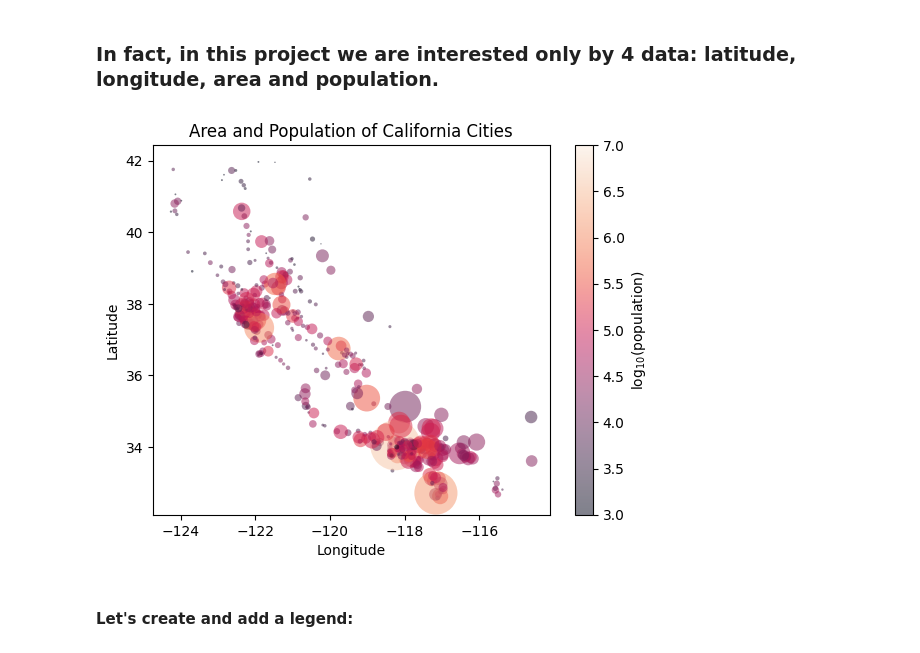
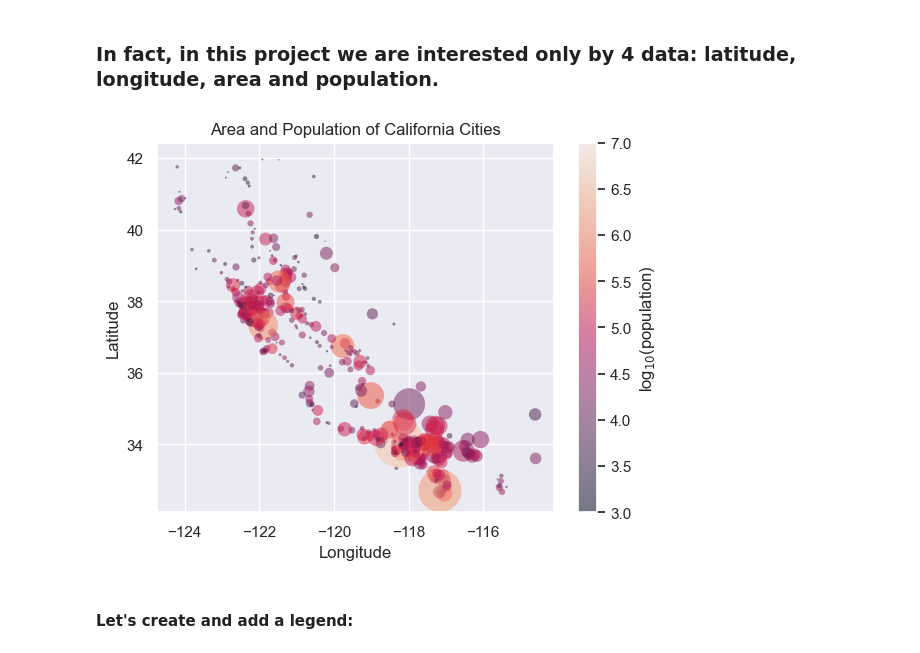
Before and after one commit to Nathan-Houel/Data_Science_Projects, a Jupyter notebook: Area and Population/Area_and_Population.ipynb, the cells around one changed output. Saved outputs shown, nothing was run; the diff lists cells and outputs as text; code cells hidden in the pictures.

Commit message:
Add the Output image

```diff
--- a/Area and Population/Area_and_Population.ipynb
+++ b/Area and Population/Area_and_Population.ipynb
@@ -81,15 +81,15 @@ dtype: int64
 latitude, longitude = cities['latd'], cities['longd']
 area, population = cities['area_total_km2'], cities['population_total']
 # %%
-seaborn
+seaborn.set()
 plt.scatter(longitude, latitude, label=None, c=np.log10(population), cmap='rocket', s=area, linewidth=0, alpha=0.5)
 plt.xlabel('Longitude')
 plt.ylabel('Latitude')
 plt.title("Area and Population of California Cities")
 plt.colorbar(label='log$_{10}$(population)')
 plt.clim(3, 7)
 # %% [output]
-[figure, old version]
+[figure, new version]
 # %% [markdown]
 #### Let's create and add a legend:
 # %%
```
Also changed, not shown: parts of 2 cells of this notebook, 1 other file.
